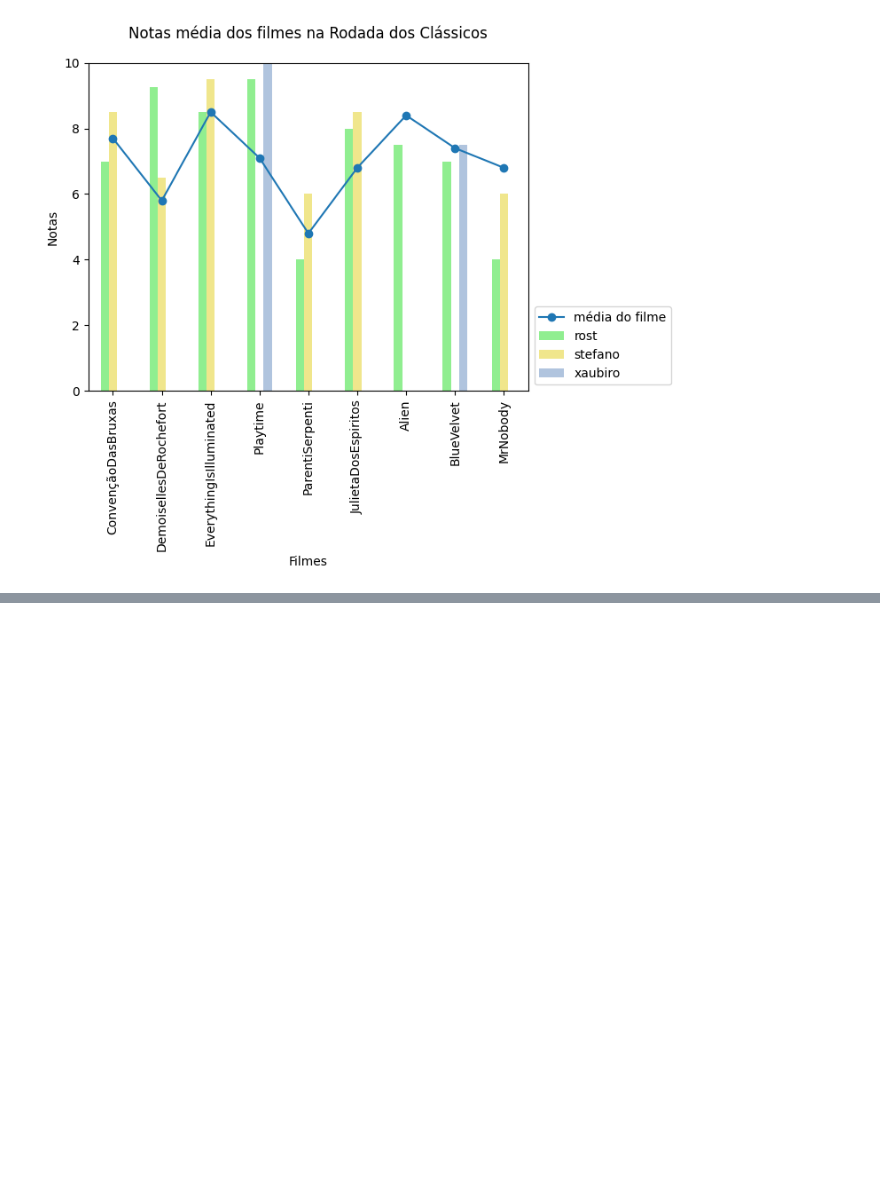
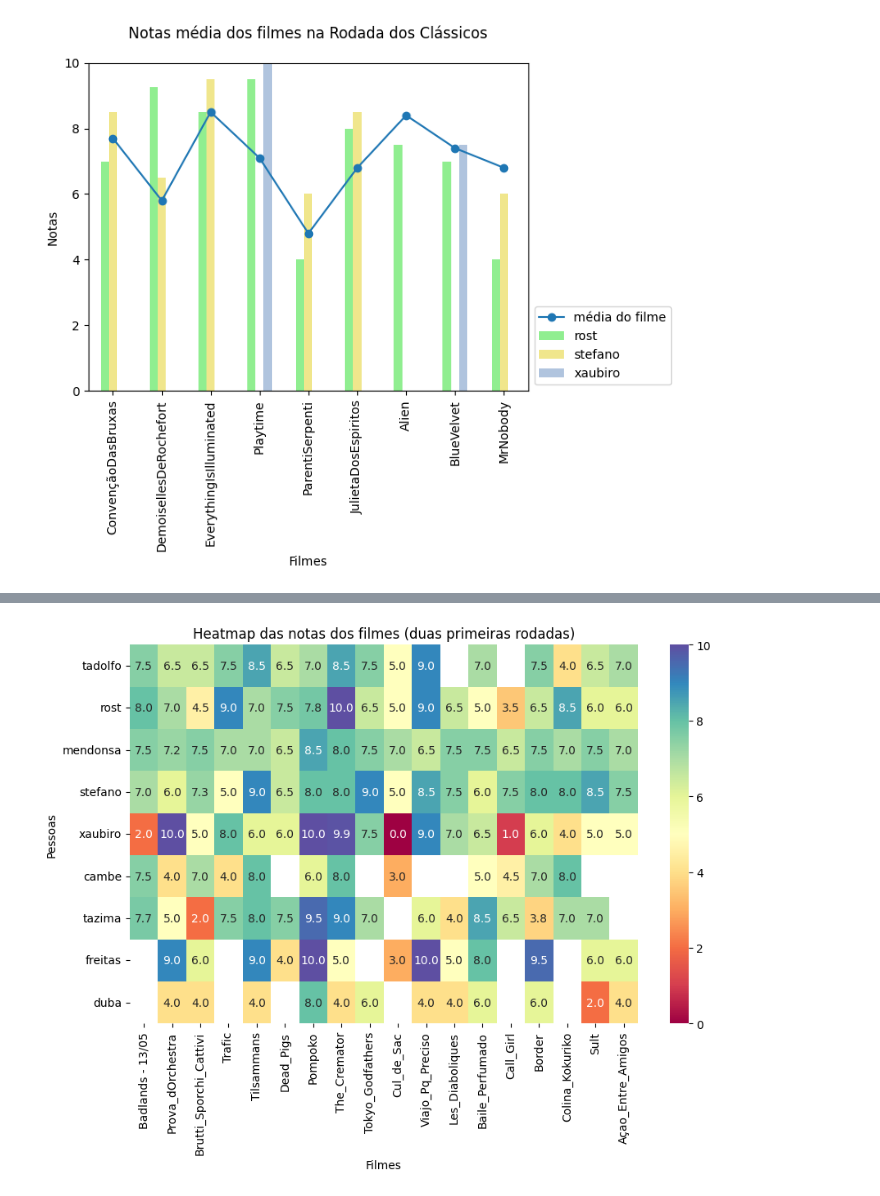
Before and after one commit to feliperost/cineclube, a Jupyter notebook: Cineclube_teste.ipynb, the cells around one changed output, grey strips where cells are left out. Cells and saved outputs as stored; diff of their text form; code cells hidden in the pictures; blank space fills up the shorter version.

```diff
--- a/Cineclube_teste.ipynb
+++ b/Cineclube_teste.ipynb
@@ -113,0 +179,15 @@ estudar acrescentar um grafico com as notas e coloração diferente com base na
+# %%
+# criando um heatmap para visualizarmos as notas das duas primeiras rodadas
+
+# Seleciona as duas primeiras rodadas e as colunas desejadas
+df_heatmap = df[:18][['Filme', 'tadolfo', 'rost', 'mendonsa', 'stefano', 'xaubiro', 'cambe', 'tazima', 'freitas', 'duba']].set_index('Filme').T
+
+plt.figure(figsize=(10, 6))
+sns.heatmap(df_heatmap, annot=True, cmap='Spectral', fmt=".1f")
+plt.title('Heatmap das notas dos filmes (duas primeiras rodadas)')
+plt.xlabel('Filmes')
+plt.ylabel('Pessoas')
+plt.yticks(rotation=0)
+plt.show()
+# %% [output]
+[figure, added]
```
Also changed, not shown: parts of 8 cells of this notebook.
